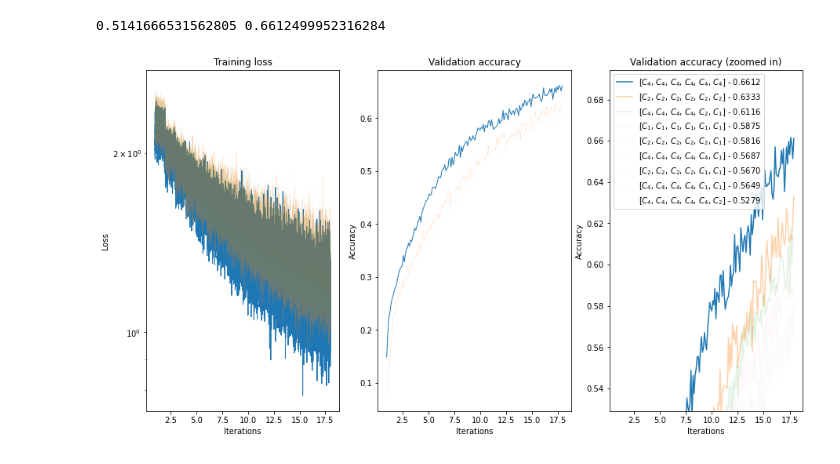
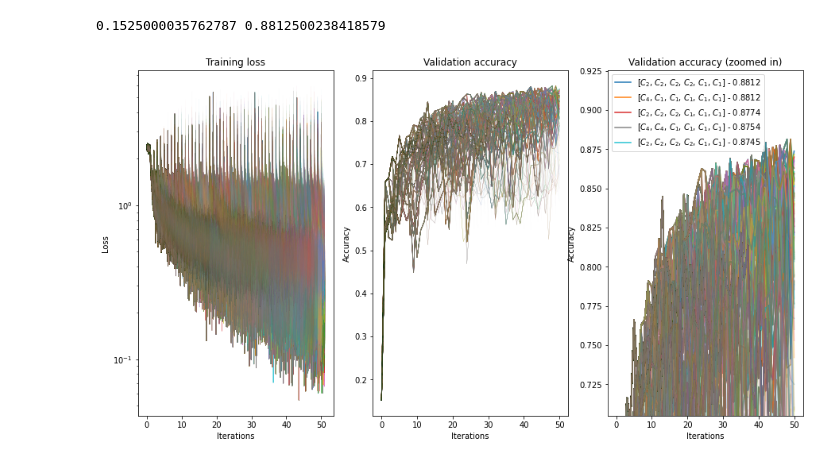
Before and after one commit to k8lion/equiNAS, a Jupyter notebook: plot.ipynb, the cells around one changed output. Saved outputs shown, nothing was run; the diff lists cells and outputs as text; code cells hidden in the pictures.

```diff
--- a/plot.ipynb
+++ b/plot.ipynb
@@ -157,6 +54,6 @@ plothillclimb('logshc_2022-06-21_10:25:48')
-# %%
-plothillclimb('logshc_2022-06-21_10:25:53')
-# %% [output]
-0.5141666531562805 0.6612499952316284
-[figure, removed]
+# %%
+plothillclimb('out/logshc_2022-06-27_17:30:06.pkl')
+# %% [output]
+0.1525000035762787 0.8812500238418579
+[figure, added]
 # %%
```
Also changed, not shown: parts of 16 cells of this notebook, 3 other files.
